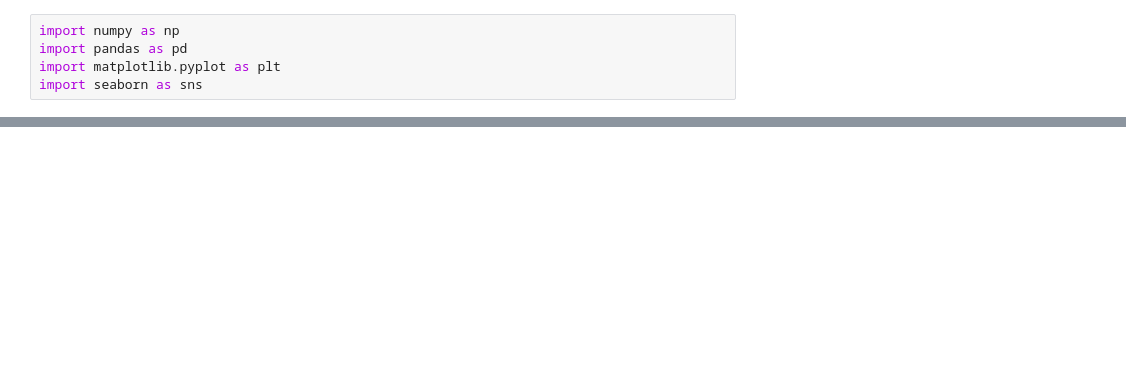
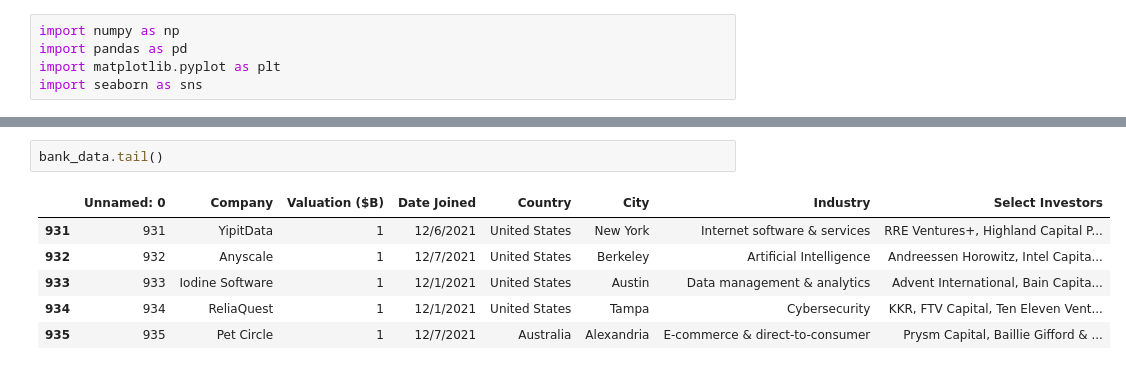
Before and after one commit to Shweta-singh-davv/python-data-science, a Jupyter notebook: startup.ipynb, the cells around one changed output, grey strips where cells are left out. Saved outputs shown, nothing was run; the diff lists cells and outputs as text; blank space fills up the shorter version.

```diff
--- a/startup.ipynb
+++ b/startup.ipynb
@@ -18,0 +19,9 @@ bank_data.head()
+# %%
+bank_data.tail()
+# %% [output]
+|  | Unnamed: 0 | Company | Valuation ($B) | Date Joined | Country | City | Industry | Select Investors |
+| 931 | 931 | YipitData | 1 | 12/6/2021 | United States | New York | Internet software & services | RRE Ventures+, Highland Capital P... |
+| 932 | 932 | Anyscale | 1 | 12/7/2021 | United States | Berkeley | Artificial Intelligence | Andreessen Horowitz, Intel Capita... |
+| 933 | 933 | Iodine Software | 1 | 12/1/2021 | United States | Austin | Data management & analytics | Advent International, Bain Capita... |
+| 934 | 934 | ReliaQuest | 1 | 12/1/2021 | United States | Tampa | Cybersecurity | KKR, FTV Capital, Ten Eleven Vent... |
+| 935 | 935 | Pet Circle | 1 | 12/7/2021 | Australia | Alexandria | E-commerce & direct-to-consumer | Prysm Capital, Baillie Gifford & ... |
```
Also changed, not shown: parts of 7 cells of this notebook.
